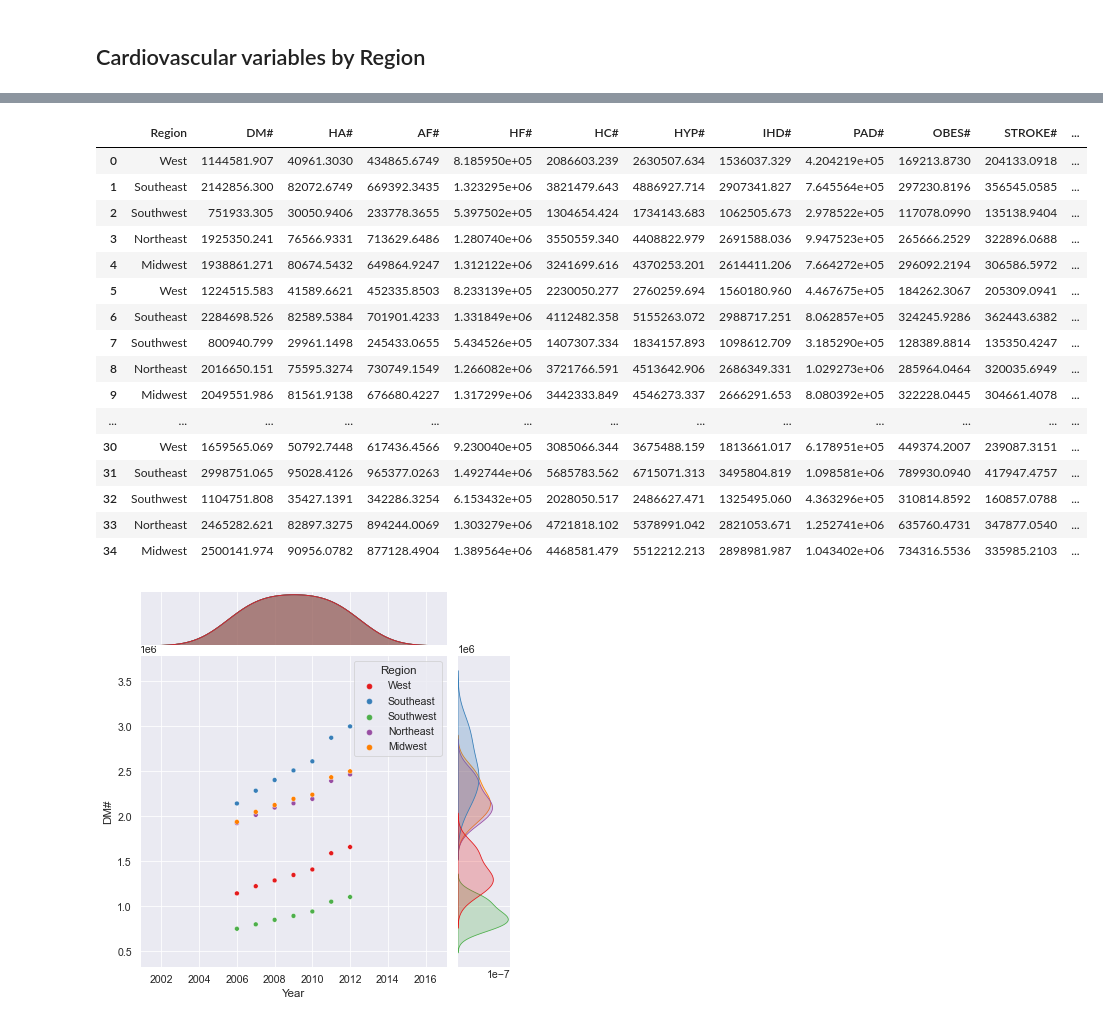
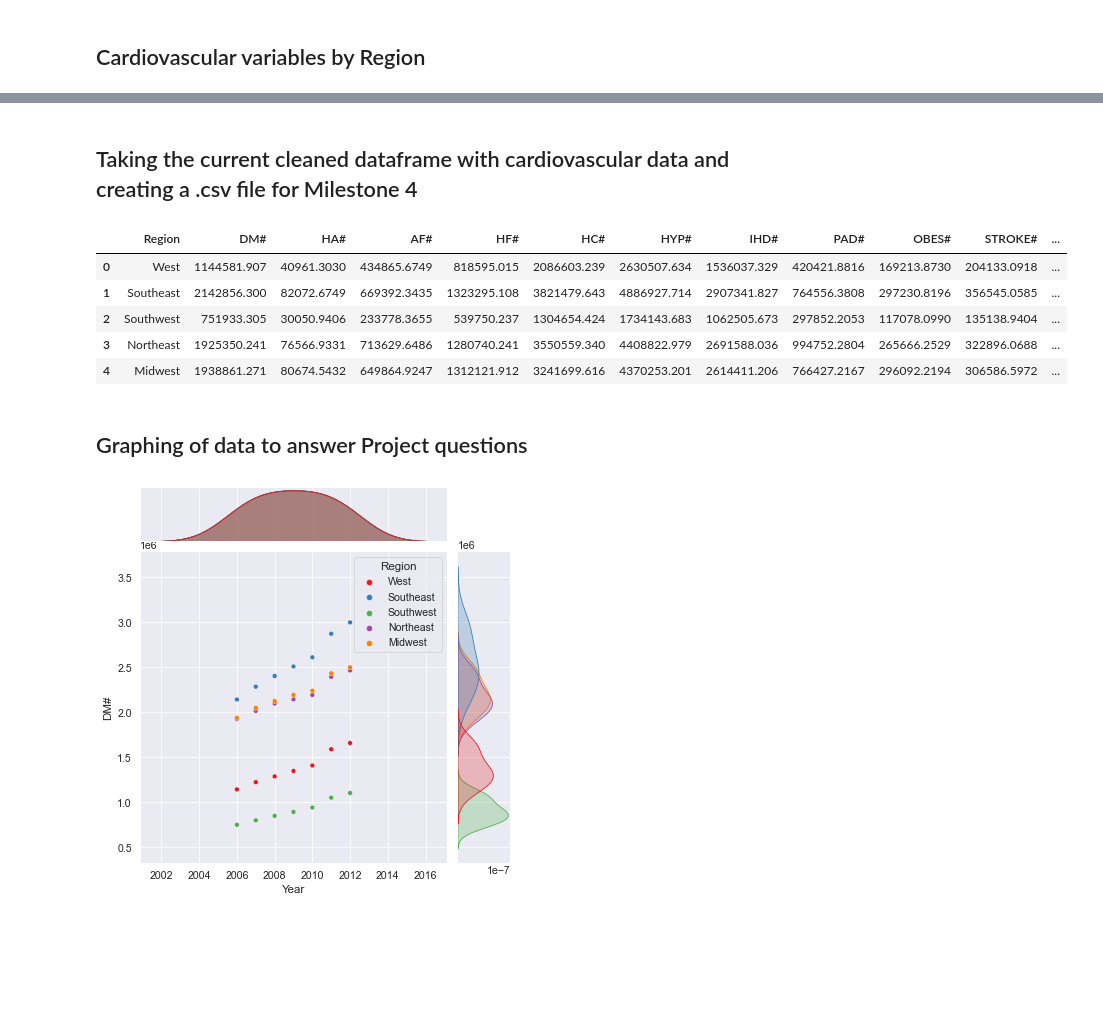
Before and after one commit to data301-2021-winter1/project-group36-project, a Jupyter notebook: notebooks/analysis1.ipynb, the cells around one changed output, grey strips where cells are left out. Drawn from its saved outputs; the diff is of its cells as text; code cells hidden in the pictures; blank space fills up the shorter version.

Commit message:
Added Dashboard for Milestone 4

```diff
--- a/notebooks/analysis1.ipynb
+++ b/notebooks/analysis1.ipynb
@@ -197,0 +191,2 @@ dfc
+# %% [markdown]
+## Taking the current cleaned dataframe with cardiovascular data and creating a .csv file for Milestone 4
@@ -198,23 +195,12 @@ dfc
 # %%
 cardio2006, cardio2007, cardio2008, cardio2009, cardio2010, cardio2011, cardio2012 = p1.cardio_pop_sum(dfc, 2006), p1.cardio_pop_sum(dfc, 2007), p1.cardio_pop_sum(dfc, 2008), p1.cardio_pop_sum(dfc, 2009), p1.cardio_pop_sum(dfc, 2010), p1.cardio_pop_sum(dfc, 2011), p1.cardio_pop_sum(dfc, 2012)
 cardio_frames = [cardio2006, cardio2007, cardio2008, cardio2009, cardio2010, cardio2011, cardio2012]
 cardio_data = pd.concat(cardio_frames, ignore_index=True)
-cardio_data
+cardio_data.head()
 # %% [output]
 |  | Region | DM# | HA# | AF# | HF# | HC# | HYP# | IHD# | PAD# | OBES# | STROKE# | ... |
-| 0 | West | 1144581.907 | 40961.3030 | 434865.6749 | 8.185950e+05 | 2086603.239 | 2630507.634 | 1536037.329 | 4.204219e+05 | 169213.8730 | 204133.0918 | ... |
-| 1 | Southeast | 2142856.300 | 82072.6749 | 669392.3435 | 1.323295e+06 | 3821479.643 | 4886927.714 | 2907341.827 | 7.645564e+05 | 297230.8196 | 356545.0585 | ... |
-| 2 | Southwest | 751933.305 | 30050.9406 | 233778.3655 | 5.397502e+05 | 1304654.424 | 1734143.683 | 1062505.673 | 2.978522e+05 | 117078.0990 | 135138.9404 | ... |
-| 3 | Northeast | 1925350.241 | 76566.9331 | 713629.6486 | 1.280740e+06 | 3550559.340 | 4408822.979 | 2691588.036 | 9.947523e+05 | 265666.2529 | 322896.0688 | ... |
-| 4 | Midwest | 1938861.271 | 80674.5432 | 649864.9247 | 1.312122e+06 | 3241699.616 | 4370253.201 | 2614411.206 | 7.664272e+05 | 296092.2194 | 306586.5972 | ... |
-| 5 | West | 1224515.583 | 41589.6621 | 452335.8503 | 8.233139e+05 | 2230050.277 | 2760259.694 | 1560180.960 | 4.467675e+05 | 184262.3067 | 205309.0941 | ... |
-| 6 | Southeast | 2284698.526 | 82589.5384 | 701901.4233 | 1.331849e+06 | 4112482.358 | 5155263.072 | 2988717.251 | 8.062857e+05 | 324245.9286 | 362443.6382 | ... |
-| 7 | Southwest | 800940.799 | 29961.1498 | 245433.0655 | 5.434526e+05 | 1407307.334 | 1834157.893 | 1098612.709 | 3.185290e+05 | 128389.8814 | 135350.4247 | ... |
-| 8 | Northeast | 2016650.151 | 75595.3274 | 730749.1549 | 1.266082e+06 | 3721766.591 | 4513642.906 | 2686349.331 | 1.029273e+06 | 285964.0464 | 320035.6949 | ... |
-| 9 | Midwest | 2049551.986 | 81561.9138 | 676680.4227 | 1.317299e+06 | 3442333.849 | 4546273.337 | 2666291.653 | 8.080392e+05 | 322228.0445 | 304661.4078 | ... |
-| ... | ... | ... | ... | ... | ... | ... | ... | ... | ... | ... | ... | ... |
-| 30 | West | 1659565.069 | 50792.7448 | 617436.4566 | 9.230040e+05 | 3085066.344 | 3675488.159 | 1813661.017 | 6.178951e+05 | 449374.2007 | 239087.3151 | ... |
-| 31 | Southeast | 2998751.065 | 95028.4126 | 965377.0263 | 1.492744e+06 | 5685783.562 | 6715071.313 | 3495804.819 | 1.098581e+06 | 789930.0940 | 417947.4757 | ... |
-| 32 | Southwest | 1104751.808 | 35427.1391 | 342286.3254 | 6.153432e+05 | 2028050.517 | 2486627.471 | 1325495.060 | 4.363296e+05 | 310814.8592 | 160857.0788 | ... |
-| 33 | Northeast | 2465282.621 | 82897.3275 | 894244.0069 | 1.303279e+06 | 4721818.102 | 5378991.042 | 2821053.671 | 1.252741e+06 | 635760.4731 | 347877.0540 | ... |
-| 34 | Midwest | 2500141.974 | 90956.0782 | 877128.4904 | 1.389564e+06 | 4468581.479 | 5512212.213 | 2898981.987 | 1.043402e+06 | 734316.5536 | 335985.2103 | ... |
+| 0 | West | 1144581.907 | 40961.3030 | 434865.6749 | 818595.015 | 2086603.239 | 2630507.634 | 1536037.329 | 420421.8816 | 169213.8730 | 204133.0918 | ... |
+| 1 | Southeast | 2142856.300 | 82072.6749 | 669392.3435 | 1323295.108 | 3821479.643 | 4886927.714 | 2907341.827 | 764556.3808 | 297230.8196 | 356545.0585 | ... |
+| 2 | Southwest | 751933.305 | 30050.9406 | 233778.3655 | 539750.237 | 1304654.424 | 1734143.683 | 1062505.673 | 297852.2053 | 117078.0990 | 135138.9404 | ... |
+| 3 | Northeast | 1925350.241 | 76566.9331 | 713629.6486 | 1280740.241 | 3550559.340 | 4408822.979 | 2691588.036 | 994752.2804 | 265666.2529 | 322896.0688 | ... |
+| 4 | Midwest | 1938861.271 | 80674.5432 | 649864.9247 | 1312121.912 | 3241699.616 | 4370253.201 | 2614411.206 | 766427.2167 | 296092.2194 | 306586.5972 | ... |
@@ -221,3 +209,5 @@ cardio_data
+# %% [markdown]
+## Graphing of data to answer Project questions
 # %%
 #fig, ax = plt.subplots()
 sns.set_context('paper', font_scale=1.2)
```
Also changed, not shown: parts of 14 cells of this notebook, 13 other files.
